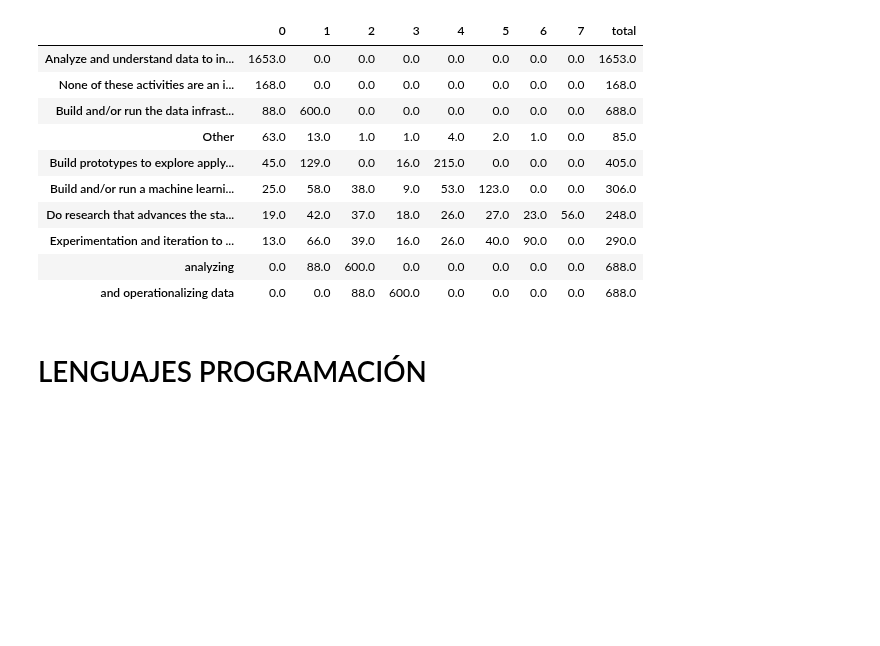
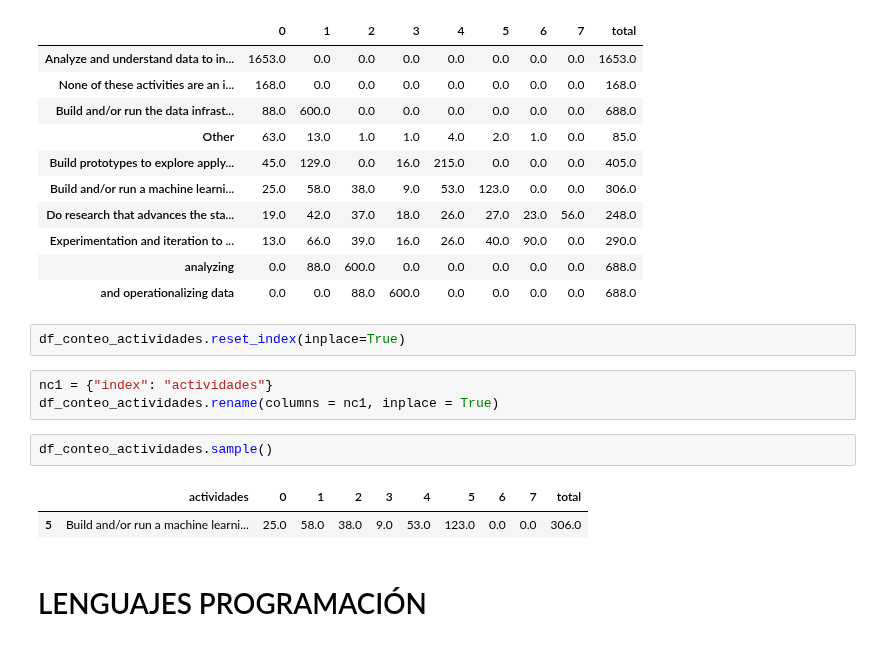
Before and after one commit to Adalab/EDA-ETL-project, a Jupyter notebook: conteo_columnas.ipynb, the cells around one changed output. Cells and saved outputs as stored; diff of their text form; blank space fills up the shorter version.

```diff
--- a/conteo_columnas.ipynb
+++ b/conteo_columnas.ipynb
@@ -148,6 +148,16 @@ df_conteo_actividades
 | Experimentation and iteration to ... | 13.0 | 66.0 | 39.0 | 16.0 | 26.0 | 40.0 | 90.0 | 0.0 | 290.0 |
 | analyzing | 0.0 | 88.0 | 600.0 | 0.0 | 0.0 | 0.0 | 0.0 | 0.0 | 688.0 |
 | and operationalizing data | 0.0 | 0.0 | 88.0 | 600.0 | 0.0 | 0.0 | 0.0 | 0.0 | 688.0 |
+# %%
+df_conteo_actividades.reset_index(inplace=True)
+# %%
+nc1 = {"index": "actividades"}
+df_conteo_actividades.rename(columns = nc1, inplace = True)
+# %%
+df_conteo_actividades.sample()
+# %% [output]
+|  | actividades | 0 | 1 | 2 | 3 | 4 | 5 | 6 | 7 | total |
+| 5 | Build and/or run a machine learni... | 25.0 | 58.0 | 38.0 | 9.0 | 53.0 | 123.0 | 0.0 | 0.0 | 306.0 |
 # %% [markdown]
 # LENGUAJES PROGRAMACIÓN
 # %%
```
Also changed, not shown: parts of 9 cells of this notebook, 1 other file.
